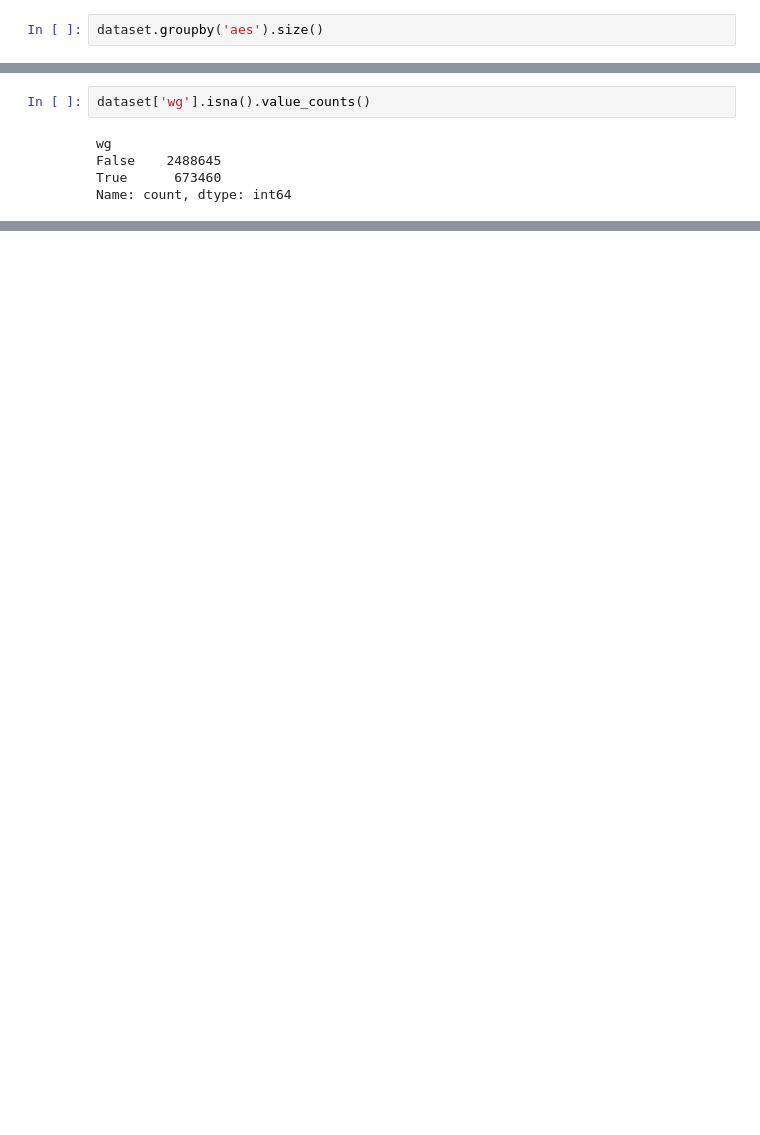
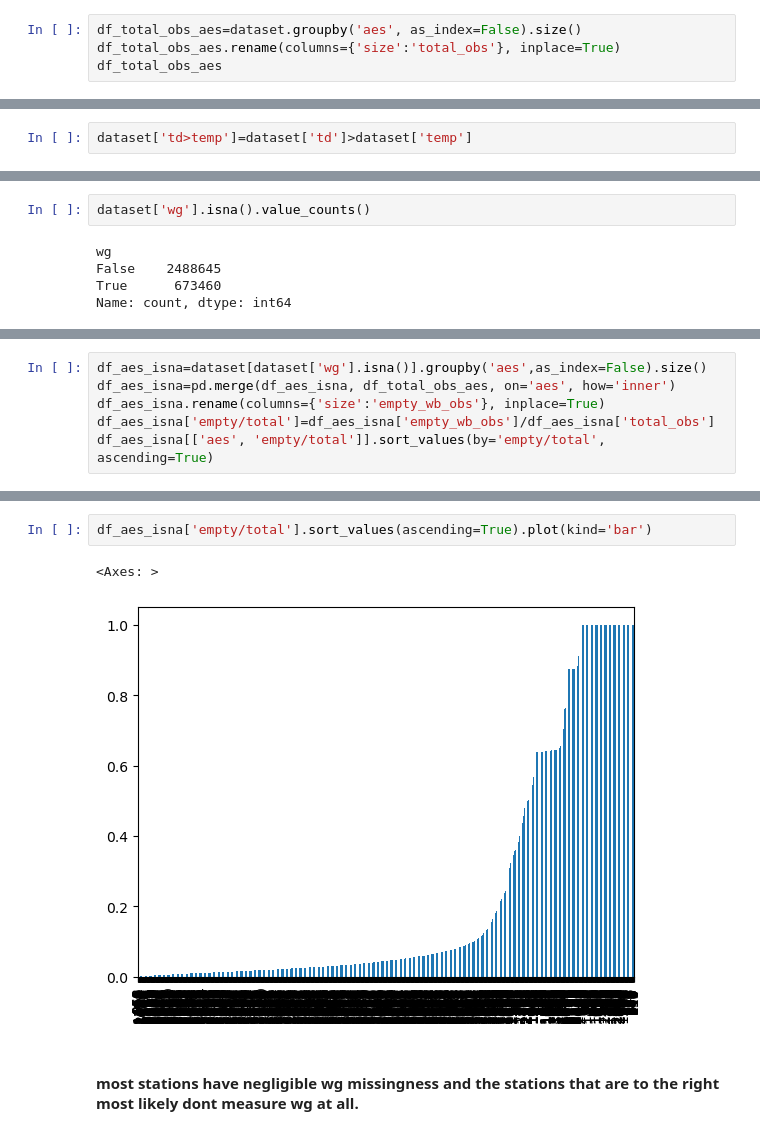
Before and after one commit to Mussab157/Wildfire-Prediction-Classification, a Jupyter notebook: notebooks/01_eda.ipynb, the cells around one changed output, grey strips where cells are left out. Drawn from its saved outputs; the diff is of its cells as text; blank space fills up the shorter version.

```diff
--- a/notebooks/01_eda.ipynb
+++ b/notebooks/01_eda.ipynb
@@ -201,5 +201,7 @@ dataset.sort_values(by=['aes']).head(4000)
 | 2369150 | 1014820 | 71774 | 2023-10-12 12:00:00 | 13.1 | 10.1 | 82.0 | 7.1 | NaN | 106 | 1017.3 | ... | ... |
 4000 rows × 23 columns
 # %%
-dataset.groupby('aes').size()
+df_total_obs_aes=dataset.groupby('aes', as_index=False).size()
+df_total_obs_aes.rename(columns={'size':'total_obs'}, inplace=True)
+df_total_obs_aes
 # %% [output]
@@ -599,3 +610,5 @@ False       2875
 Name: count, dtype: int64
 # %% [markdown]
 #### The dew point temperature can never be greater than actual temperature. These incorrect readings can be replaced by 0.
+# %%
+dataset['td>temp']=dataset['td']>dataset['temp']
@@ -678,0 +718,6 @@ Name: count, dtype: int64
+# %%
+df_aes_isna=dataset[dataset['wg'].isna()].groupby('aes',as_index=False).size()
+df_aes_isna=pd.merge(df_aes_isna, df_total_obs_aes, on='aes', how='inner')
+df_aes_isna.rename(columns={'size':'empty_wb_obs'}, inplace=True)
+df_aes_isna['empty/total']=df_aes_isna['empty_wb_obs']/df_aes_isna['total_obs']
+df_aes_isna[['aes', 'empty/total']].sort_values(by='empty/total', ascending=True)
@@ -678,0 +738,7 @@ Name: count, dtype: int64
+# %%
+df_aes_isna['empty/total'].sort_values(ascending=True).plot(kind='bar')
+# %% [output]
+<Axes: >
+[figure, added]
+# %% [markdown]
+#### most stations have negligible wg missingness and the stations that are to the right most likely dont measure wg at all.
```
Also changed, not shown: parts of 10 cells of this notebook.
